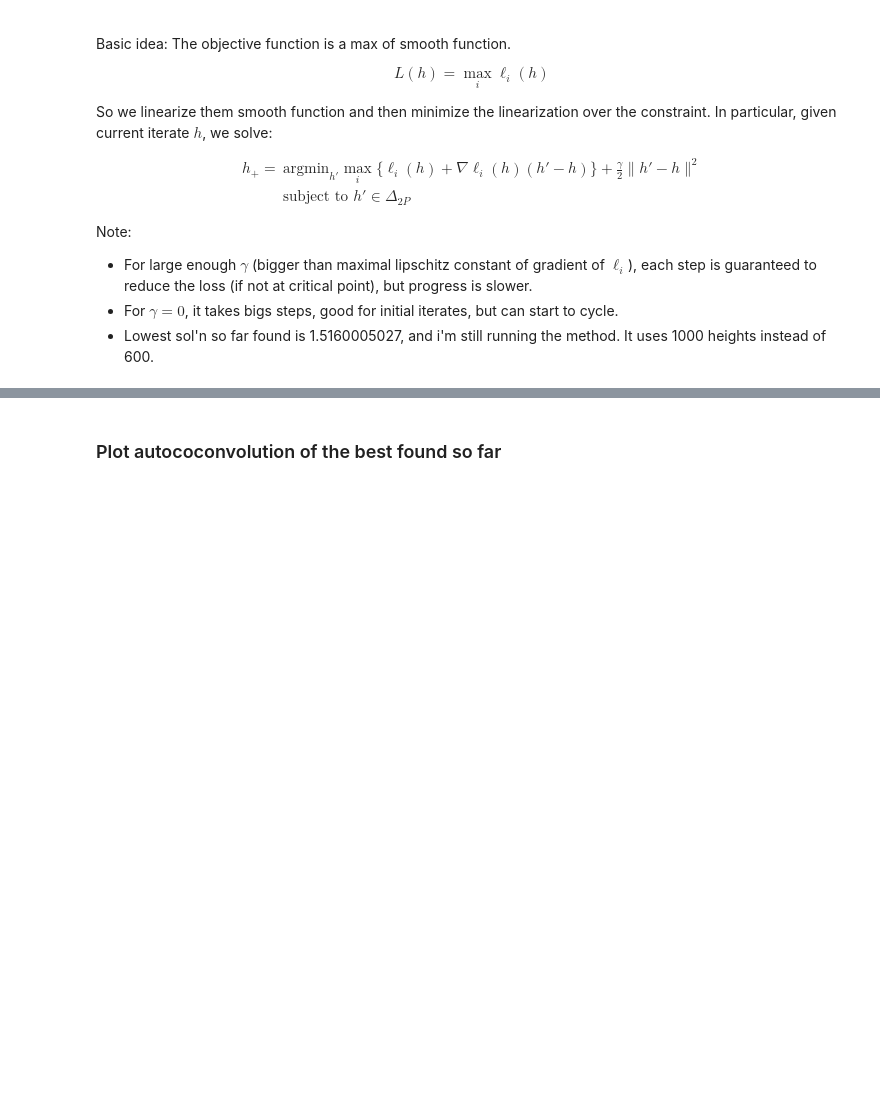
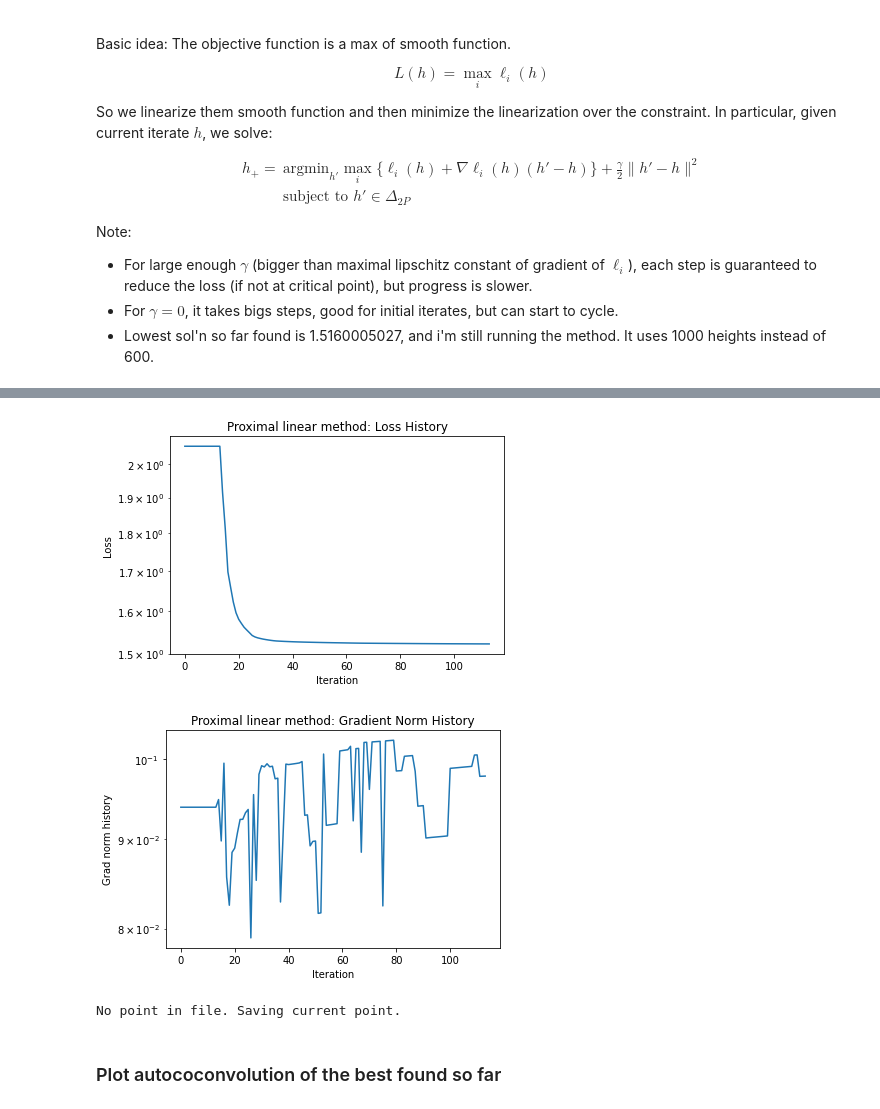
Before and after one commit to damek/alpha_evolve_problem_B1, a Jupyter notebook: problemb1.ipynb, the cells around one changed output, grey strips where cells are left out. Cells and saved outputs as stored; diff of their text form; code cells hidden in the pictures; blank space fills up the shorter version.

```diff
--- a/problemb1.ipynb
+++ b/problemb1.ipynb
@@ -357,7 +427,7 @@ Note:
 - Lowest sol'n so far found is 1.5160005027, and i'm still running the method. It uses 1000 heights instead of 600.
 # %%
 import os
-P_val = 208
+P_val = 600
 h_params_prox_linear = torch.rand(P_val, dtype=torch.float64)
 # h_params_prox_linear = initialize_from_matolcsi_vinuesa_best_step_208(2*P_val) #Need n = 208, but get's lowest loss.
 
@@ -389,8 +459,10 @@ else:
         h_params_prox_linear.data = history_prox_linear['best_h_params'].data.clone()
         print("No point in file. Saving current point.")
 
-max_iter = 1 # try to run around 10-30 iterations at a time. can always pause and resume.
-gamma_prox = 0 # initially set to zero, but then try .00001, .0001, .001, etc. set as low as possible while you still make progress.
+max_iter = 100 # try to run around 10-30 iterations at a time. can always pause and resume.
+delta_x = 0.5 / P_val
+# gamma_prox = delta_x makes sense since this is the weak convex parameter of the function.
+gamma_prox = delta_x # initially set to zero, but then try .00001, .0001, .001, etc. set as low as possible while you still make progress.
 print_every = 1
 # Solver parameters. Seems like CLARABEL is better for this problem.
 ## For ECOS, Set error tolerances around 1e-9, then gradually decrease.
@@ -418,3 +490,4 @@ plt.show()
 torch.save(history_prox_linear['best_h_params'], file_path)
 h_params_prox_linear.data = history_prox_linear['best_h_params'].data.clone()
 print("No point in file. Saving current point.")
+# %% [output]
@@ -421,3 +511,6 @@ print("No point in file. Saving current point.")
+[figure, added]
+[figure, added]
+No point in file. Saving current point.
 # %% [markdown]
 ### Plot autococonvolution of the best found so far
 # %%
```
Also changed, not shown: parts of 17 cells of this notebook, 3 other files.
